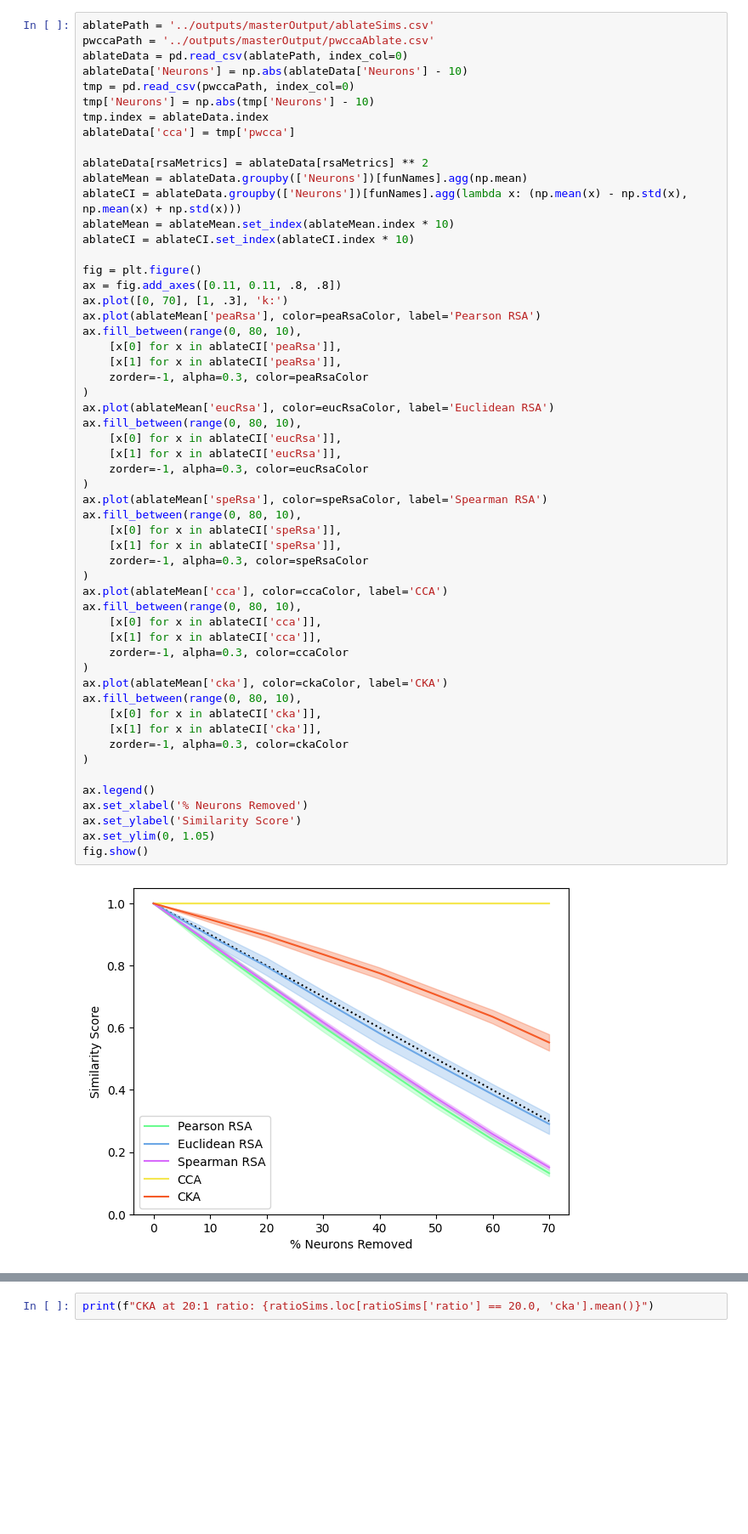
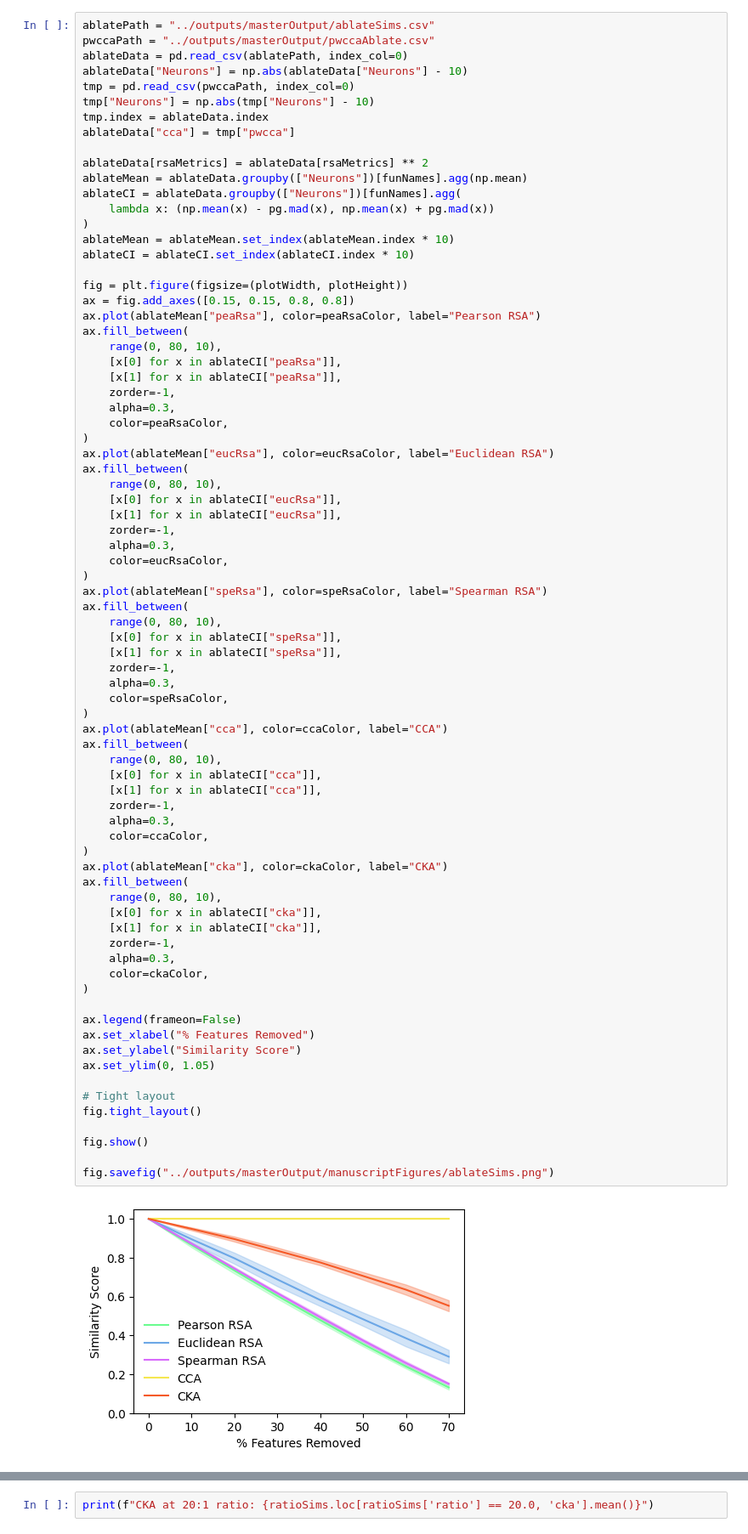
Before and after one commit to VandyCatLab/idvor, a Jupyter notebook: notebooks/Manuscript.ipynb, the cells around one changed output, grey strips where cells are left out. Shown at 85% size. Saved outputs shown, nothing was run; the diff lists cells and outputs as text; blank space fills up the shorter version.

```diff
--- a/notebooks/Manuscript.ipynb
+++ b/notebooks/Manuscript.ipynb
@@ -419,58 +512,80 @@ ablateCI
 # %%
-ablatePath = '../outputs/masterOutput/ablateSims.csv'
-pwccaPath = '../outputs/masterOutput/pwccaAblate.csv'
+ablatePath = "../outputs/masterOutput/ablateSims.csv"
+pwccaPath = "../outputs/masterOutput/pwccaAblate.csv"
 ablateData = pd.read_csv(ablatePath, index_col=0)
-ablateData['Neurons'] = np.abs(ablateData['Neurons'] - 10)
+ablateData["Neurons"] = np.abs(ablateData["Neurons"] - 10)
 tmp = pd.read_csv(pwccaPath, index_col=0)
-tmp['Neurons'] = np.abs(tmp['Neurons'] - 10)
+tmp["Neurons"] = np.abs(tmp["Neurons"] - 10)
 tmp.index = ablateData.index
-ablateData['cca'] = tmp['pwcca']
+ablateData["cca"] = tmp["pwcca"]
 
 ablateData[rsaMetrics] = ablateData[rsaMetrics] ** 2
-ablateMean = ablateData.groupby(['Neurons'])[funNames].agg(np.mean)
-ablateCI = ablateData.groupby(['Neurons'])[funNames].agg(lambda x: (np.mean(x) - np.std(x), np.mean(x) + np.std(x)))
+ablateMean = ablateData.groupby(["Neurons"])[funNames].agg(np.mean)
+ablateCI = ablateData.groupby(["Neurons"])[funNames].agg(
+    lambda x: (np.mean(x) - pg.mad(x), np.mean(x) + pg.mad(x))
+)
 ablateMean = ablateMean.set_index(ablateMean.index * 10)
 ablateCI = ablateCI.set_index(ablateCI.index * 10)
 
-fig = plt.figure()
-ax = fig.add_axes([0.11, 0.11, .8, .8])
-ax.plot([0, 70], [1, .3], 'k:')
-ax.plot(ablateMean['peaRsa'], color=peaRsaColor, label='Pearson RSA')
-ax.fill_between(range(0, 80, 10),
-    [x[0] for x in ablateCI['peaRsa']],
-    [x[1] for x in ablateCI['peaRsa']],
-    zorder=-1, alpha=0.3, color=peaRsaColor
+fig = plt.figure(figsize=(plotWidth, plotHeight))
+ax = fig.add_axes([0.15, 0.15, 0.8, 0.8])
+ax.plot(ablateMean["peaRsa"], color=peaRsaColor, label="Pearson RSA")
+ax.fill_between(
+    range(0, 80, 10),
+    [x[0] for x in ablateCI["peaRsa"]],
+    [x[1] for x in ablateCI["peaRsa"]],
+    zorder=-1,
+    alpha=0.3,
+    color=peaRsaColor,
 )
-ax.plot(ablateMean['eucRsa'], color=eucRsaColor, label='Euclidean RSA')
-ax.fill_between(range(0, 80, 10),
-    [x[0] for x in ablateCI['eucRsa']],
-    [x[1] for x in ablateCI['eucRsa']],
-    zorder=-1, alpha=0.3, color=eucRsaColor
+ax.plot(ablateMean["eucRsa"], color=eucRsaColor, label="Euclidean RSA")
+ax.fill_between(
+    range(0, 80, 10),
+    [x[0] for x in ablateCI["eucRsa"]],
+    [x[1] for x in ablateCI["eucRsa"]],
+    zorder=-1,
+    alpha=0.3,
+    color=eucRsaColor,
 )
-ax.plot(ablateMean['speRsa'], color=speRsaColor, label='Spearman RSA')
-ax.fill_between(range(0, 80, 10),
-    [x[0] for x in ablateCI['speRsa']],
-    [x[1] for x in ablateCI['speRsa']],
-    zorder=-1, alpha=0.3, color=speRsaColor
+ax.plot(ablateMean["speRsa"], color=speRsaColor, label="Spearman RSA")
+ax.fill_between(
+    range(0, 80, 10),
+    [x[0] for x in ablateCI["speRsa"]],
+    [x[1] for x in ablateCI["speRsa"]],
+    zorder=-1,
+    alpha=0.3,
+    color=speRsaColor,
 )
-ax.plot(ablateMean['cca'], color=ccaColor, label='CCA')
-ax.fill_between(range(0, 80, 10),
-    [x[0] for x in ablateCI['cca']],
-    [x[1] for x in ablateCI['cca']],
-    zorder=-1, alpha=0.3, color=ccaColor
+ax.plot(ablateMean["cca"], color=ccaColor, label="CCA")
+ax.fill_between(
+    range(0, 80, 10),
+    [x[0] for x in ablateCI["cca"]],
+    [x[1] for x in ablateCI["cca"]],
+    zorder=-1,
+    alpha=0.3,
+    color=ccaColor,
 )
-ax.plot(ablateMean['cka'], color=ckaColor, label='CKA')
-ax.fill_between(range(0, 80, 10),
-    [x[0] for x in ablateCI['cka']],
-    [x[1] for x in ablateCI['cka']],
-    zorder=-1, alpha=0.3, color=ckaColor
+ax.plot(ablateMean["cka"], color=ckaColor, label="CKA")
+ax.fill_between(
+    range(0, 80, 10),
+    [x[0] for x in ablateCI["cka"]],
+    [x[1] for x in ablateCI["cka"]],
+    zorder=-1,
+    alpha=0.3,
+    color=ckaColor,
 )
 
-ax.legend()
-ax.set_xlabel('% Neurons Removed')
-ax.set_ylabel('Similarity Score')
+ax.legend(frameon=False)
+ax.set_xlabel("% Features Removed")
+ax.set_ylabel("Similarity Score")
 ax.set_ylim(0, 1.05)
+
+# Tight layout
+fig.tight_layout()
+
 fig.show()
+
+fig.savefig("../outputs/masterOutput/manuscriptFigures/ablateSims.png")
 # %% [output]
-[figure, old version]
+[figure, new version]
 # %%
```
Also changed, not shown: parts of 95 cells of this notebook.
